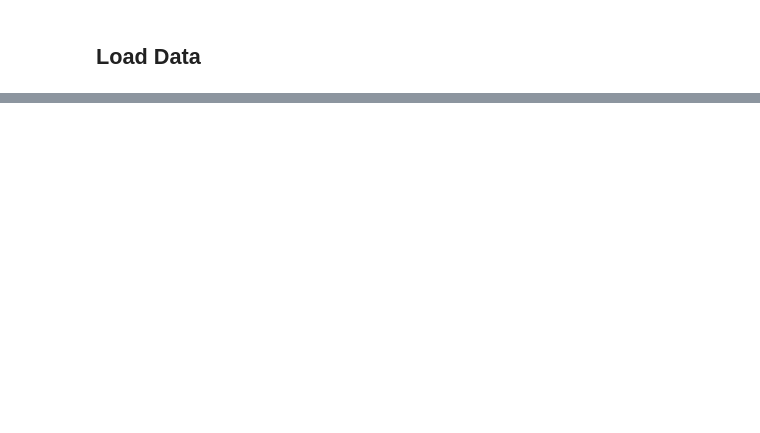
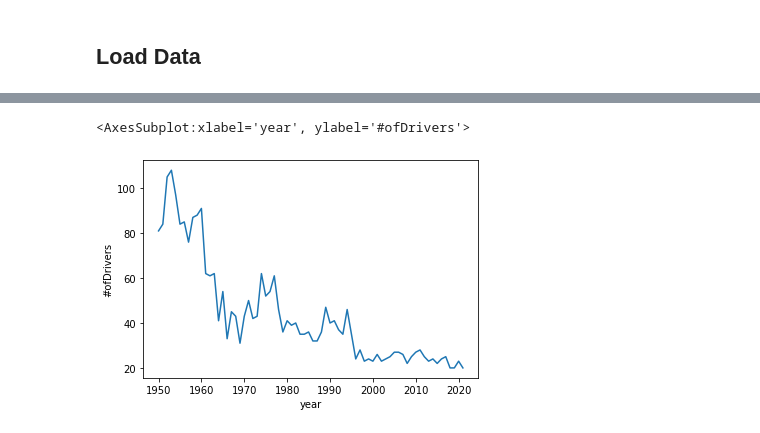
Before and after one commit to data301-2021-winter1/group16-project, a Jupyter notebook: notebooks/analysis2.ipynb, the cells around one changed output, grey strips where cells are left out. Cells and saved outputs as stored; diff of their text form; code cells hidden in the pictures; blank space fills up the shorter version.

```diff
--- a/notebooks/analysis2.ipynb
+++ b/notebooks/analysis2.ipynb
@@ -9,16 +23,16 @@ import pandas as pd
 # %% [markdown]
 ## Load Data
 # %%
-circuits = pd.read_csv('../data/raw/circuits.csv')
-constructor_res = pd.read_csv('../data/raw/constructor_results.csv')
-constructor_stand = pd.read_csv('../data/raw/constructor_standings.csv')
-constructors = pd.read_csv('../data/raw/constructors.csv')
-driver_stand = pd.read_csv('../data/raw/driver_standings.csv')
-drivers = pd.read_csv('../data/raw/drivers.csv')
-lap_times = pd.read_csv('../data/raw/lap_times.csv')
-pit_stops = pd.read_csv('../data/raw/pit_stops.csv')
-qualifying = pd.read_csv('../data/raw/qualifying.csv')
-races = pd.read_csv('../data/raw/races.csv')
-results = pd.read_csv('../data/raw/results.csv')
-seasons = pd.read_csv('../data/raw/seasons.csv')
-status = pd.read_csv('../data/raw/status.csv')
+circuits = pd.read_csv('../data/raw/circuits.csv', na_values=['\\N'])
+constructor_res = pd.read_csv('../data/raw/constructor_results.csv', na_values=['\\N'])
+constructor_stand = pd.read_csv('../data/raw/constructor_standings.csv', na_values=['\\N'])
+constructors = pd.read_csv('../data/raw/constructors.csv', na_values=['\\N'])
+driver_stand = pd.read_csv('../data/raw/driver_standings.csv', na_values=['\\N'])
+drivers = pd.read_csv('../data/raw/drivers.csv', na_values=['\\N'])
+lap_times = pd.read_csv('../data/raw/lap_times.csv', na_values=['\\N'])
+pit_stops = pd.read_csv('../data/raw/pit_stops.csv', na_values=['\\N'])
+qualifying = pd.read_csv('../data/raw/qualifying.csv', na_values=['\\N'])
+races = pd.read_csv('../data/raw/races.csv', na_values=['\\N'])
+results = pd.read_csv('../data/raw/results.csv', na_values=['\\N'])
+seasons = pd.read_csv('../data/raw/seasons.csv', na_values=['\\N'])
+status = pd.read_csv('../data/raw/status.csv', na_values=['\\N'])
@@ -24,0 +52,14 @@ status = pd.read_csv('../data/raw/status.csv')
+# %%
+race_years = races[['raceId', 'year']]
+df_results = results.merge(race_years, on='raceId', how='left')
+df_results_driver_count = df_results.groupby('year').nunique().reset_index()
+df_results_driver_count = df_results_driver_count[['driverId','year']]
+df_results_driver_count = df_results_driver_count.rename(columns={'driverId': '#ofDrivers'})
+race_winners = df_results[df_results['positionOrder'] == 1]
+race_winners = race_winners.groupby(['year']).nunique().reset_index()
+race_winners = race_winners[['driverId','year']]
+race_winners = race_winners.rename(columns={'driverId':'#ofWinners'})
+race_winners = race_winners.merge(df_results_driver_count, on='year', how='left')
+race_winners = race_winners[['year', '#ofWinners', '#ofDrivers']]
+race_winners['avg_num_winners'] = race_winners['#ofWinners'] / race_winners['#ofDrivers']
+race_winners
@@ -24,0 +80,5 @@ status = pd.read_csv('../data/raw/status.csv')
+# %%
+sns.lineplot(x=race_winners['year'],y=race_winners['#ofDrivers'])
+# %% [output]
+<AxesSubplot:xlabel='year', ylabel='#ofDrivers'>
+[figure, added]
```
Also changed, not shown: parts of 22 cells of this notebook.
